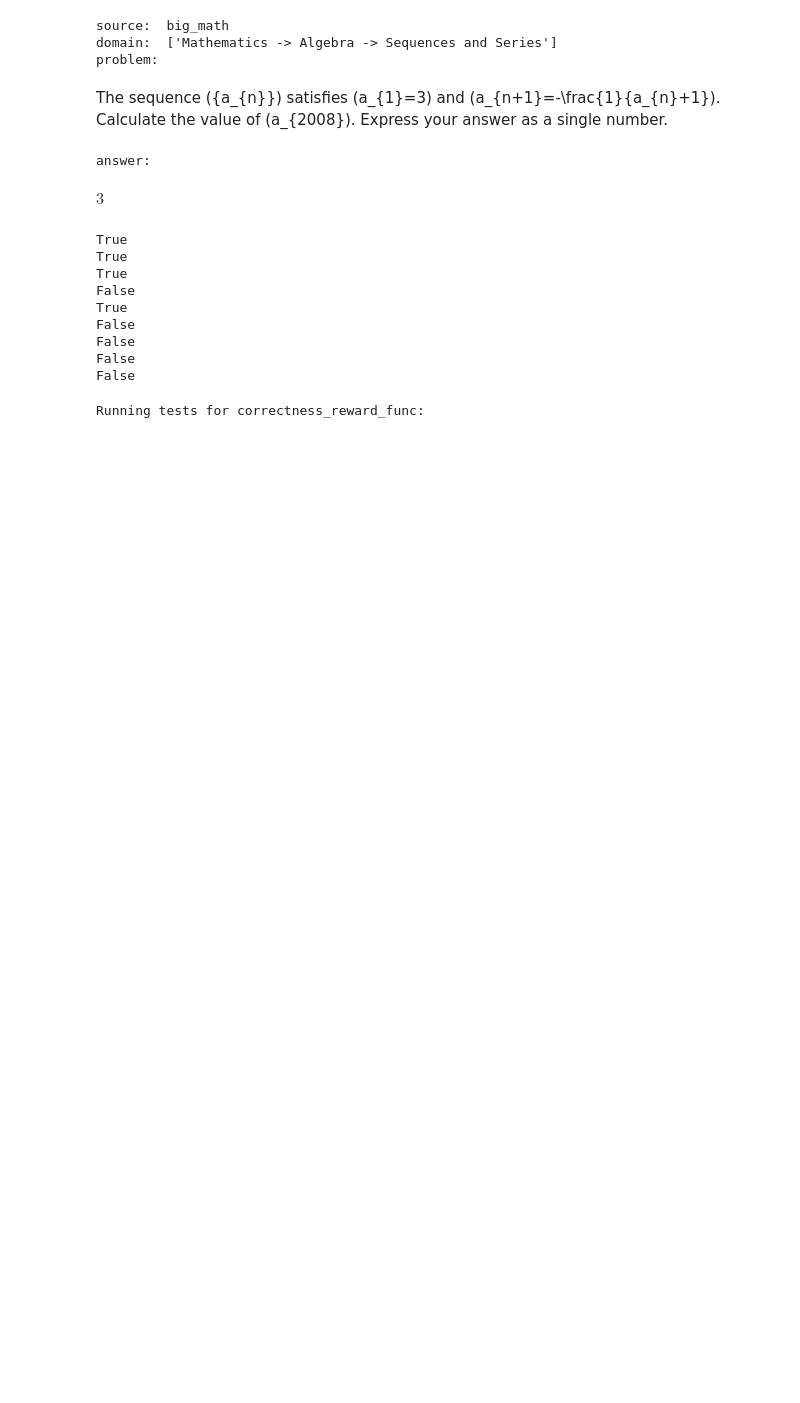
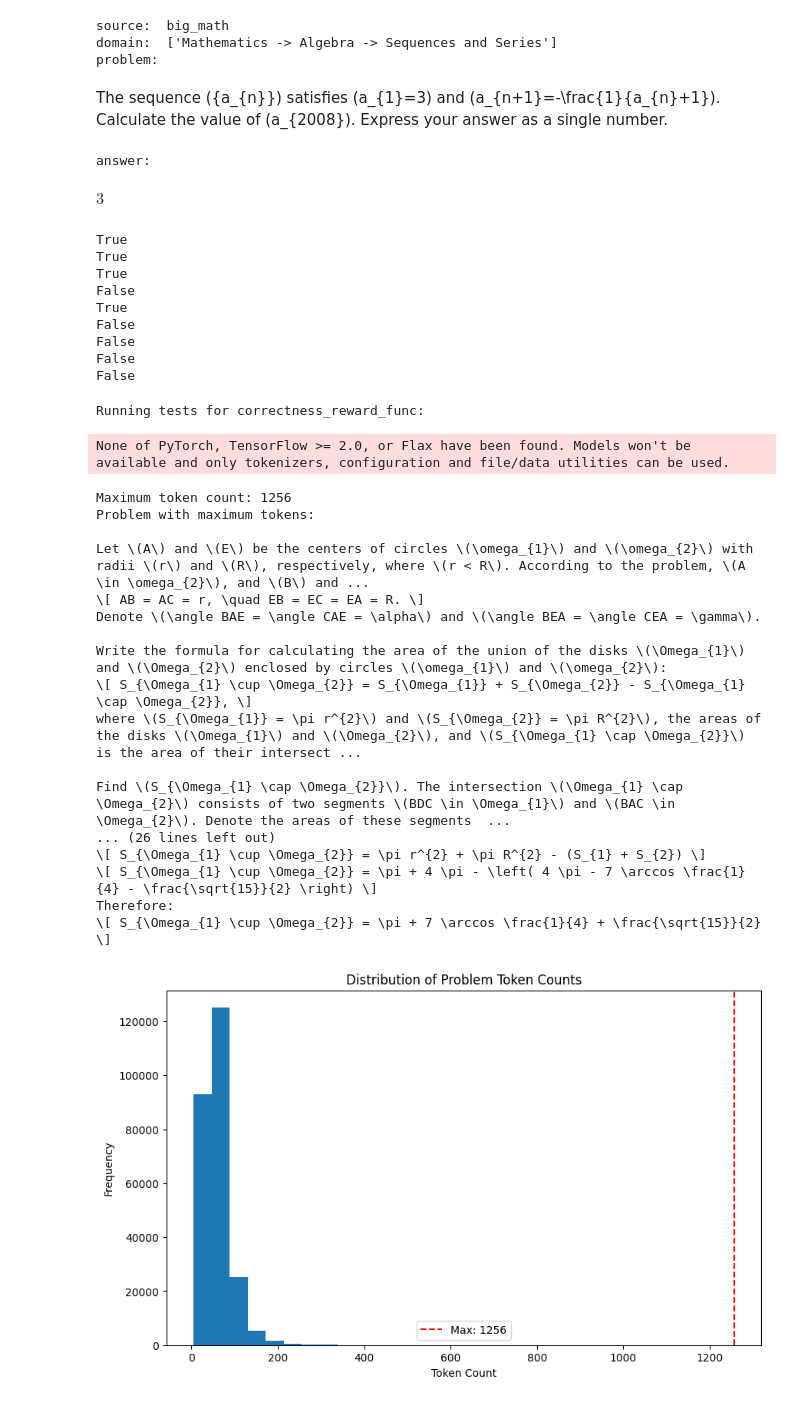
Before and after one commit to aidando73/hello-rl, a Jupyter notebook: math-v2.ipynb, the cells around one changed output. Saved outputs shown, nothing was run; the diff lists cells and outputs as text; code cells hidden in the pictures; blank space fills up the shorter version.

```diff
--- a/math-v2.ipynb
+++ b/math-v2.ipynb
@@ -220,3 +220,56 @@ print("Running tests for correctness_reward_func:")
 test_correctness_reward_func()
 # %% [output]
 Running tests for correctness_reward_func:
+# %%
+# Check the maximum length of any problem in the dataset
+import pandas as pd
+from transformers import AutoTokenizer
+
+# Load the tokenizer that will be used for the model
+tokenizer = AutoTokenizer.from_pretrained("meta-llama/meta-Llama-3.1-8B-Instruct")
+
+# Function to get token count
+def get_token_count(text):
+    return len(tokenizer.encode(text))
+
+# Get token counts for all problems
+df['token_count'] = df['problem'].apply(get_token_count)
+
+# Find the maximum token count
+max_tokens = df['token_count'].max()
+max_problem = df.loc[df['token_count'].idxmax(), 'problem']
+
+print(f"Maximum token count: {max_tokens}")
+print(f"Problem with maximum tokens:\n{max_problem}")
+
+# Display histogram of token counts
+import matplotlib.pyplot as plt
+
+plt.figure(figsize=(10, 6))
+plt.hist(df['token_count'], bins=30)
+plt.title('Distribution of Problem Token Counts')
+plt.xlabel('Token Count')
+plt.ylabel('Frequency')
+plt.axvline(x=max_tokens, color='r', linestyle='--', label=f'Max: {max_tokens}')
+plt.legend()
+plt.show()
+# %% [output]
+None of PyTorch, TensorFlow >= 2.0, or Flax have been found. Models won't be available and only tokenizers, configuration and file/data utilities can be used.
+Maximum token count: 1256
+Problem with maximum tokens:
+
+Let \(A\) and \(E\) be the centers of circles \(\omega_{1}\) and \(\omega_{2}\) with radii \(r\) and \(R\), respectively, where \(r < R\). According to the problem, \(A \in \omega_{2}\), and \(B\) and ...
+\[ AB = AC = r, \quad EB = EC = EA = R. \]
+Denote \(\angle BAE = \angle CAE = \alpha\) and \(\angle BEA = \angle CEA = \gamma\).
+
+Write the formula for calculating the area of the union of the disks \(\Omega_{1}\) and \(\Omega_{2}\) enclosed by circles \(\omega_{1}\) and \(\omega_{2}\):
+\[ S_{\Omega_{1} \cup \Omega_{2}} = S_{\Omega_{1}} + S_{\Omega_{2}} - S_{\Omega_{1} \cap \Omega_{2}}, \]
+where \(S_{\Omega_{1}} = \pi r^{2}\) and \(S_{\Omega_{2}} = \pi R^{2}\), the areas of the disks \(\Omega_{1}\) and \(\Omega_{2}\), and \(S_{\Omega_{1} \cap \Omega_{2}}\) is the area of their intersect ...
+
+Find \(S_{\Omega_{1} \cap \Omega_{2}}\). The intersection \(\Omega_{1} \cap \Omega_{2}\) consists of two segments \(BDC \in \Omega_{1}\) and \(BAC \in \Omega_{2}\). Denote the areas of these segments  ...
+... (26 lines left out)
+\[ S_{\Omega_{1} \cup \Omega_{2}} = \pi r^{2} + \pi R^{2} - (S_{1} + S_{2}) \]
+\[ S_{\Omega_{1} \cup \Omega_{2}} = \pi + 4 \pi - \left( 4 \pi - 7 \arccos \frac{1}{4} - \frac{\sqrt{15}}{2} \right) \]
+Therefore:
+\[ S_{\Omega_{1} \cup \Omega_{2}} = \pi + 7 \arccos \frac{1}{4} + \frac{\sqrt{15}}{2} \]
+[figure, added]
```
Also changed, not shown: 1 other file.
